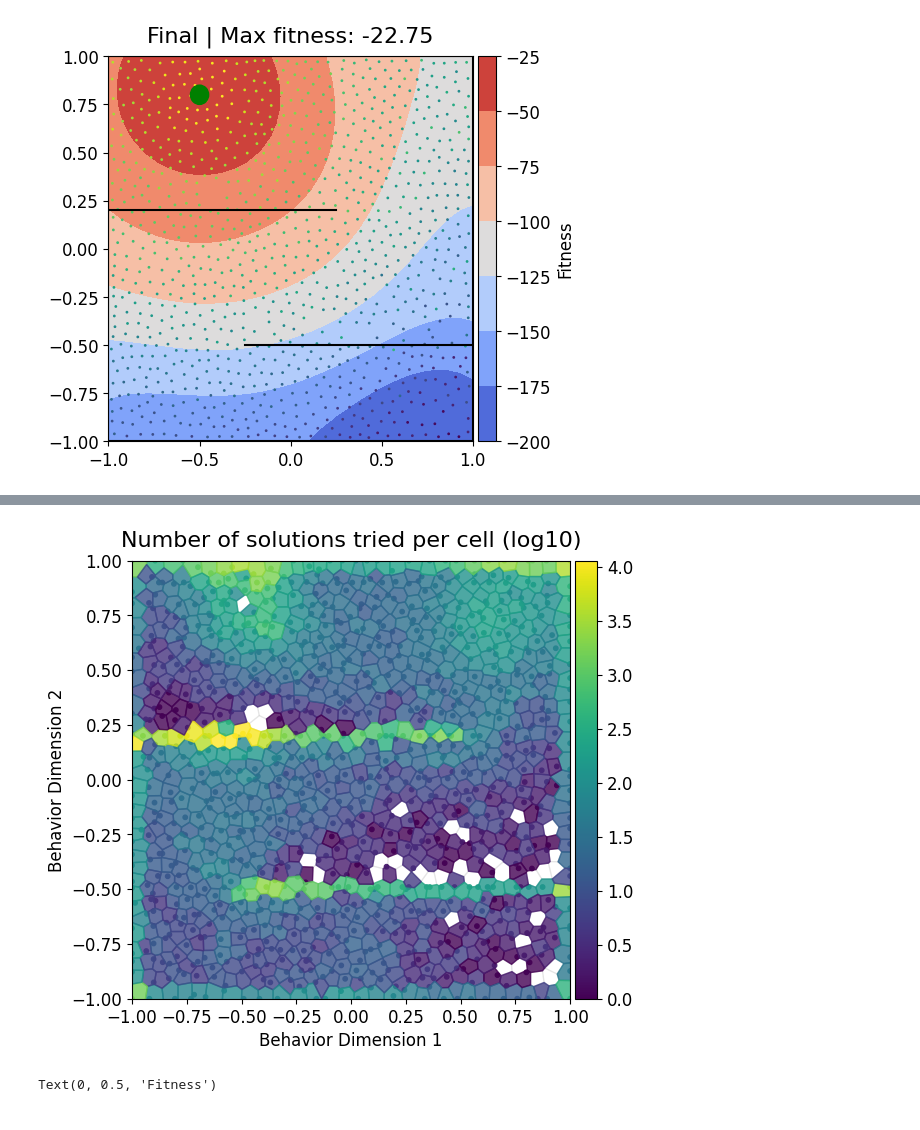
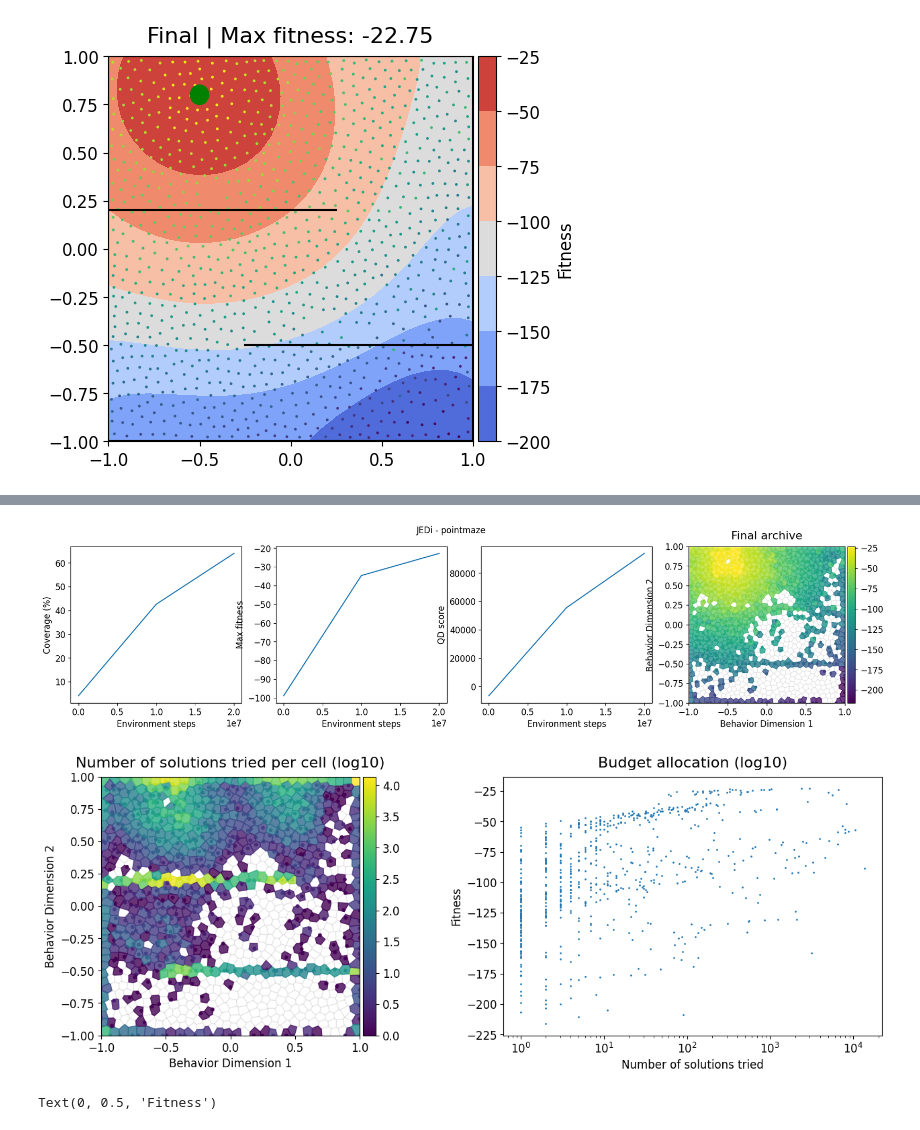
Before and after one commit to TemplierPaul/QDax, a Jupyter notebook: JEDi.ipynb, the cells around one changed output, grey strips where cells are left out. Saved outputs shown, nothing was run; the diff lists cells and outputs as text; code cells hidden in the pictures.

Commit message:
JEDi as code files

```diff
--- a/JEDi.ipynb
+++ b/JEDi.ipynb
@@ -1041,6 +422,8 @@ mixed = False
 crowding = False
 
 config = {
+    "env_name": env_name,
+    "episode_length": episode_length,
     "sample_number" : 10,
     "sigma" : 0.1,
     "es_gens" : 1000,
@@ -1098,15 +481,6 @@ for loop in range(1, macro_loops + 1):
     print("Fitting GP...")
     opt_posterior, train_data = fit_GP(repertoire)
     # print("Done.")
-
-    # Sample BD targets
-    # target_bd = random_pareto(
-    #     opt_posterior,
-    #     train_data,
-    #     bounds,
-    #     n_points=target_nb,
-    #     n_samples=1000
-    # )
 
     if loop % 2:
         print("Exploration ES")
@@ -1270,7 +630,25 @@ plot_2d_map_elites_repertoire(
+# %%
+from qdax.jedi.plotting import plot_jedi_results
+
+import qdax.jedi.plotting as work_file
+import importlib
+importlib.reload(work_file)
+plot_jedi_results = work_file.plot_jedi_results
 # %%
-ax = plot_2d_count(repertoire, min_bd, max_bd, log_scale=True)
+title = f"JEDi - {env_name}"
+plot_jedi_results(repertoire, logs, title, min_bd, max_bd, log_scale=True);
 # %% [output]
-[figure, old version]
+[figure, new version]
+# %%
+from qdax.jedi.plotting import plot_2d_count, scatter_count
+import matplotlib.pyplot as plt
+
+fig, axes = plt.subplots(1, 2, figsize=(16, 5))
+
+axes[0] = plot_2d_count(repertoire, min_bd, max_bd, log_scale=True, ax=axes[0])
+axes[1] = scatter_count(repertoire, log_scale=True, ax=axes[1])
+# %% [output]
+[figure, added]
 # %%
 is_empty = repertoire.fitnesses == -jnp.inf
 # counts
```
Also changed, not shown: parts of 25 cells of this notebook, 2 other files.
